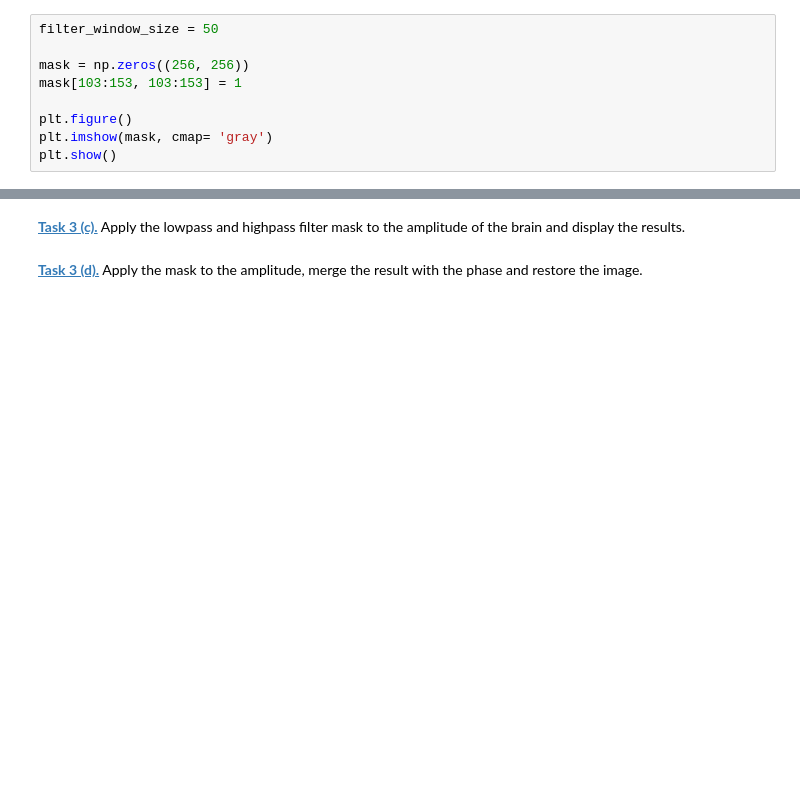
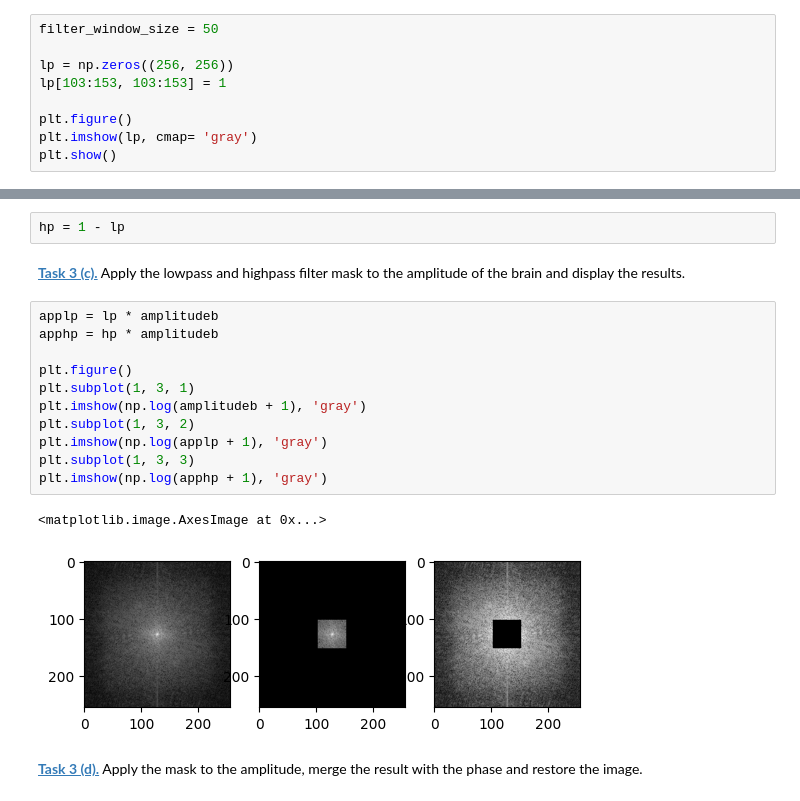
Before and after one commit to AminaSwob/mobi-fs5-python, a Jupyter notebook: fourier.ipynb, the cells around one changed output, grey strips where cells are left out. Cells and saved outputs as stored; diff of their text form; blank space fills up the shorter version.

```diff
--- a/fourier.ipynb
+++ b/fourier.ipynb
@@ -116,11 +116,11 @@ plt.imshow(merge_restored2, 'gray')
 # %%
 filter_window_size = 50
 
-mask = np.zeros((256, 256))
-mask[103:153, 103:153] = 1
+lp = np.zeros((256, 256))
+lp[103:153, 103:153] = 1
 
 plt.figure()
-plt.imshow(mask, cmap= 'gray')
+plt.imshow(lp, cmap= 'gray')
 plt.show()
 # %% [output]
 [figure]
@@ -131,4 +129,20 @@ maks = mask - 1
+# %%
+hp = 1 - lp
 # %% [markdown]
 **[Task 3 (c).]()** Apply the lowpass and highpass filter mask to the amplitude of the brain and display the results.
+# %%
+applp = lp * amplitudeb
+apphp = hp * amplitudeb
+
+plt.figure()
+plt.subplot(1, 3, 1)
+plt.imshow(np.log(amplitudeb + 1), 'gray')
+plt.subplot(1, 3, 2)
+plt.imshow(np.log(applp + 1), 'gray')
+plt.subplot(1, 3, 3)
+plt.imshow(np.log(apphp + 1), 'gray')
+# %% [output]
+<matplotlib.image.AxesImage at 0x...>
+[figure, added]
 # %% [markdown]
 **[Task 3 (d).]()** Apply the mask to the amplitude, merge the result with the phase and restore the image.
```
Also changed, not shown: parts of 11 cells of this notebook.
